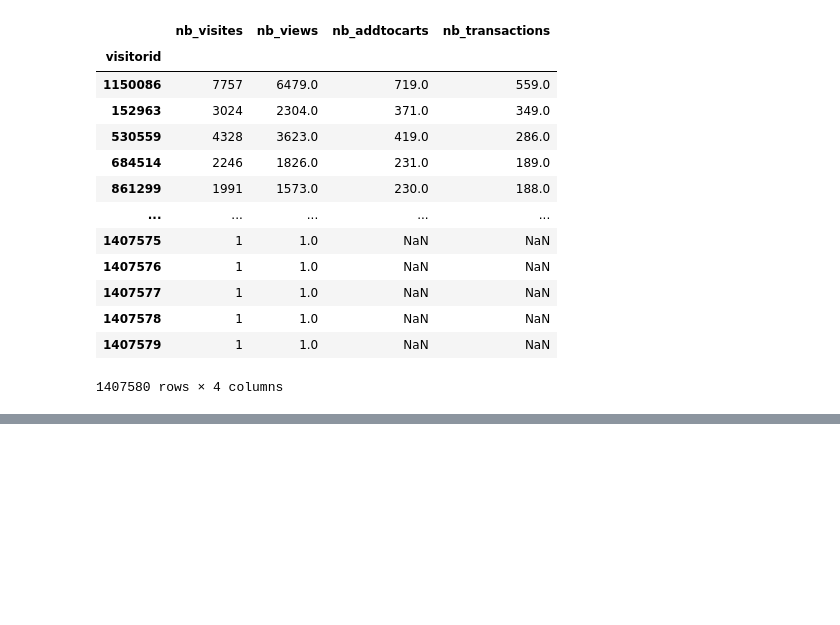
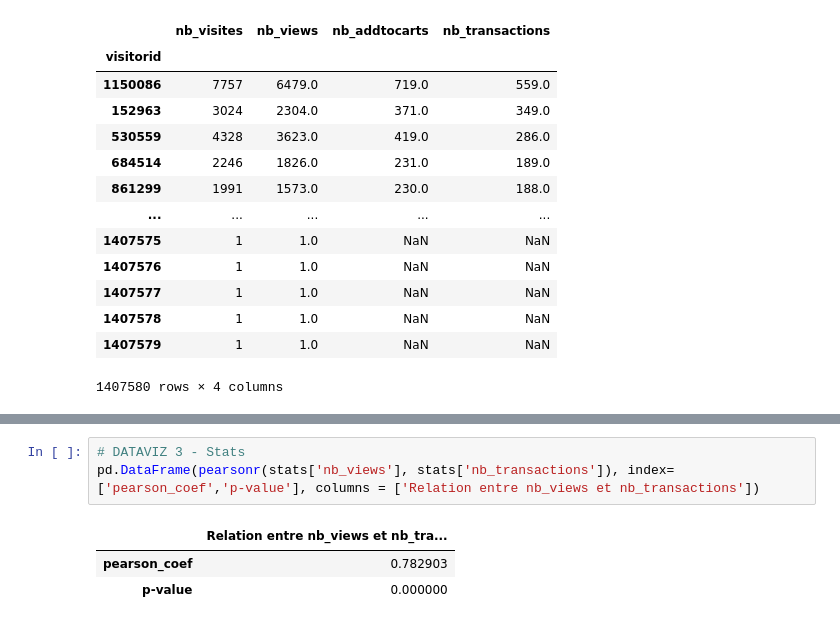
Before and after one commit to soopajot/eCommerce_Customer_Behavior, a Jupyter notebook: suivi_utilisateurs.ipynb, the cells around one changed output, grey strips where cells are left out. Drawn from its saved outputs; the diff is of its cells as text; blank space fills up the shorter version.

```diff
--- a/suivi_utilisateurs.ipynb
+++ b/suivi_utilisateurs.ipynb
@@ -900,0 +186,7 @@ def plot_stacked_funnel(event, col=None, from_date=None, to_date=None, step_inte
+# %%
+# DATAVIZ 3 - Stats
+pd.DataFrame(pearsonr(stats['nb_views'], stats['nb_transactions']), index=['pearson_coef','p-value'], columns = ['Relation entre nb_views et nb_transactions'])
+# %% [output]
+|  | Relation entre nb_views et nb_tra... |
+| pearson_coef | 0.782903 |
+| p-value | 0.000000 |
```
Also changed, not shown: parts of 77 cells of this notebook.
